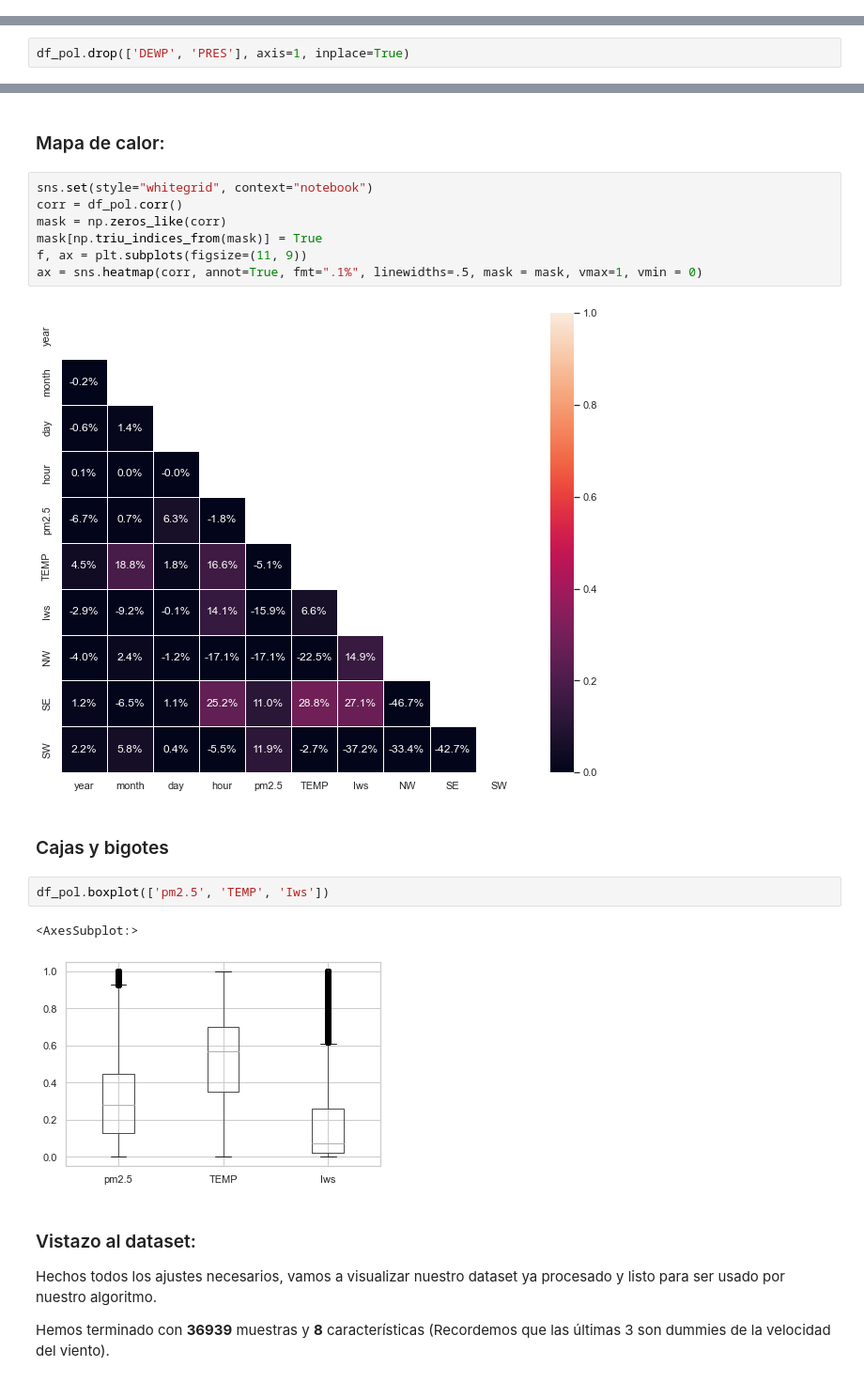
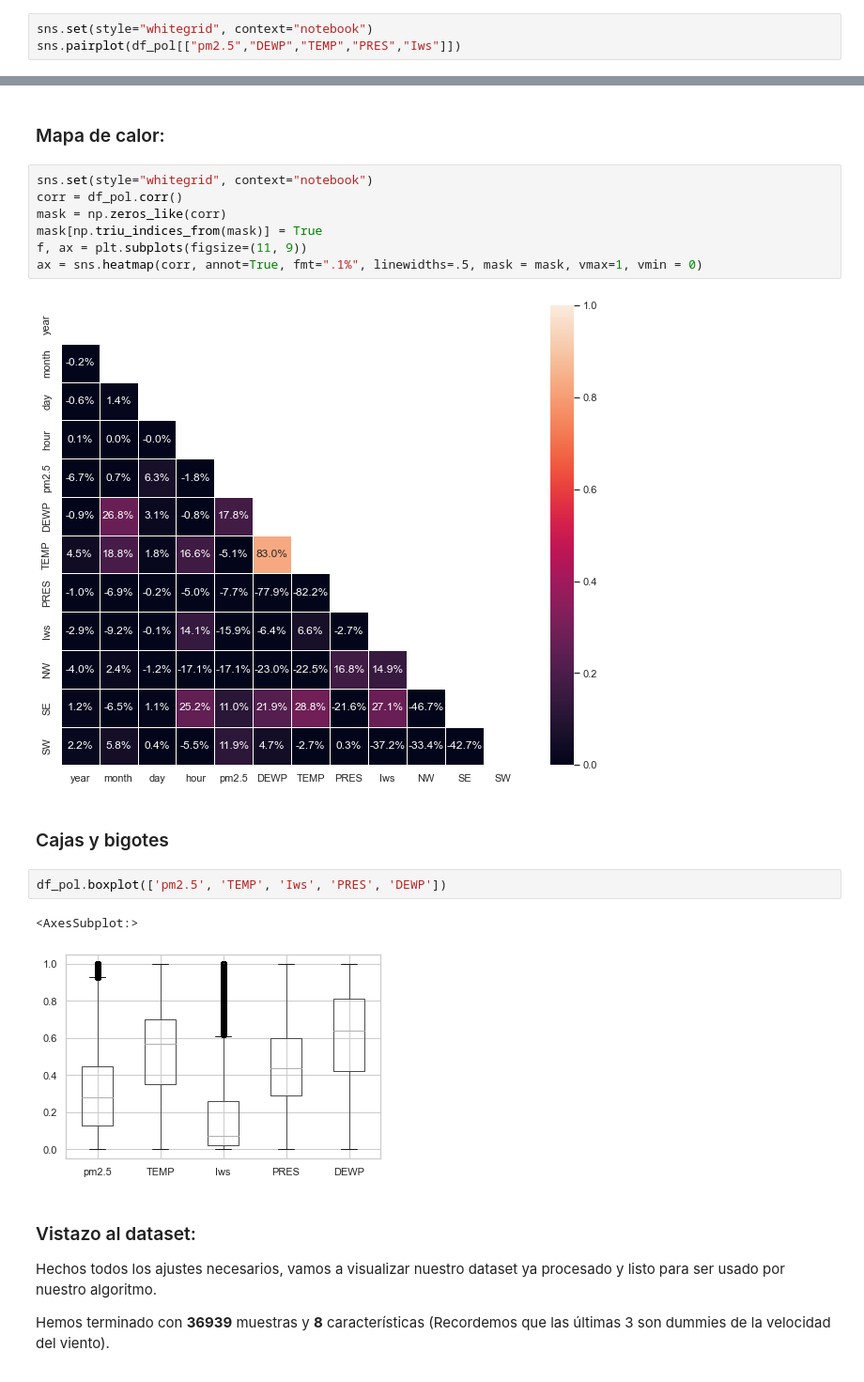
Before and after one commit to JuanDLCH/Machine-Learning-Python, a Jupyter notebook: polucion.ipynb, the cells around one changed output, grey strips where cells are left out. Shown at 94% size. Cells and saved outputs as stored; diff of their text form.

Commit message:
-Diagrama de dispersion y explicación (#2)

```diff
--- a/polucion.ipynb
+++ b/polucion.ipynb
@@ -326,0 +327,3 @@ corr.style.background_gradient(cmap='coolwarm' , axis=None)
+# %%
+sns.set(style="whitegrid", context="notebook")
+sns.pairplot(df_pol[["pm2.5","DEWP","TEMP","PRES","Iws"]])
@@ -339,2 +337,0 @@ Puesto que consideramos la temperatura como la variable más significativa entre
-# %%
-df_pol.drop(['DEWP', 'PRES'], axis=1, inplace=True)
@@ -352,14 +347,14 @@ mask[np.triu_indices_from(mask)] = True
 f, ax = plt.subplots(figsize=(11, 9))
 ax = sns.heatmap(corr, annot=True, fmt=".1%", linewidths=.5, mask = mask, vmax=1, vmin = 0)
 # %% [output]
-[figure, old version]
+[figure, new version]
 # %% [markdown]
 ### Cajas y bigotes
 # %%
-df_pol.boxplot(['pm2.5', 'TEMP', 'Iws'])
+df_pol.boxplot(['pm2.5', 'TEMP', 'Iws', 'PRES', 'DEWP'])
 # %% [output]
 <AxesSubplot:>
-[figure, old version]
+[figure, new version]
 # %% [markdown]
 ### Vistazo al dataset:
 Hechos todos los ajustes necesarios, vamos a visualizar nuestro dataset ya procesado y listo para ser usado por nuestro algoritmo.
```
Also changed, not shown: parts of 22 cells of this notebook.
